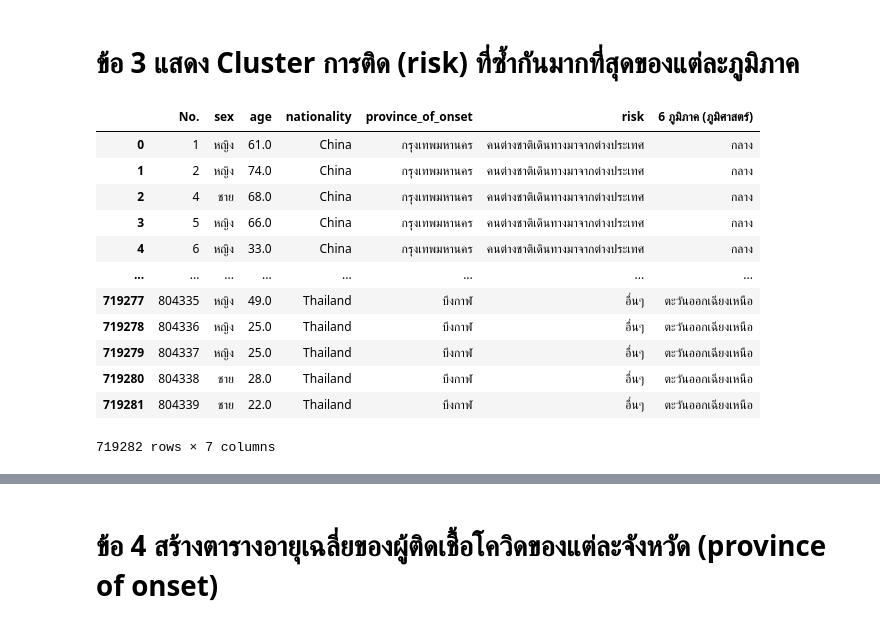
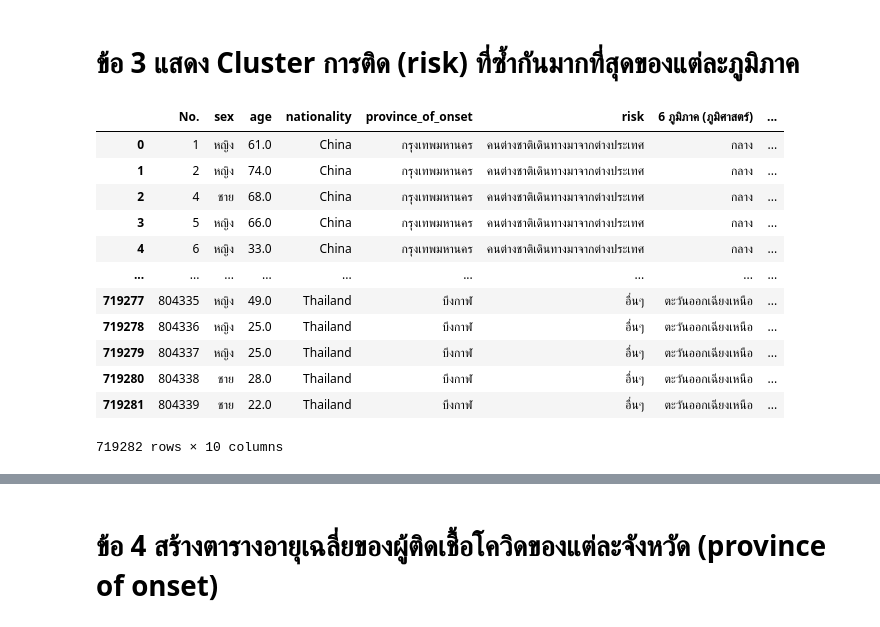
Before and after one commit to chanikansuksen/data_viz_2022, a Jupyter notebook: BasicPython&DataViz_midterm2022.ipynb, the cells around one changed output, grey strips where cells are left out. Cells and saved outputs as stored; diff of their text form; code cells hidden in the pictures.

```diff
--- a/BasicPython&DataViz_midterm2022.ipynb
+++ b/BasicPython&DataViz_midterm2022.ipynb
@@ -495,19 +495,19 @@ print(f'ภูมิภาคที่มีจำนวนผู้ป่วย
 # %% [markdown]
 # ข้อ 3 แสดง Cluster การติด (risk) ที่ซ้ำกันมากที่สุดของแต่ละภูมิภาค
 # %%
-risk_data1 = personalcovid_data[['No.', 'sex', 'age', 'nationality', 'province_of_onset', 'risk', '6 ภูมิภาค (ภูมิศาสตร์)']]
+risk_data1 = personalcovid_data[['No.', 'sex', 'age', 'nationality', 'province_of_onset', 'risk', '6 ภูมิภาค (ภูมิศาสตร์)', '4 ภูมิภาค (การเมือง)', '6 ภูมิภาค (อุตุนิยมวิทยา)', '5 ภูมิภาค (การท่องเที่ยว)']]
 risk_data1
 # %% [output]
-|  | No. | sex | age | nationality | province_of_onset | risk | 6 ภูมิภาค (ภูมิศาสตร์) |
-| 0 | 1 | หญิง | 61.0 | China | กรุงเทพมหานคร | คนต่างชาติเดินทางมาจากต่างประเทศ | กลาง |
-| 1 | 2 | หญิง | 74.0 | China | กรุงเทพมหานคร | คนต่างชาติเดินทางมาจากต่างประเทศ | กลาง |
-| 2 | 4 | ชาย | 68.0 | China | กรุงเทพมหานคร | คนต่างชาติเดินทางมาจากต่างประเทศ | กลาง |
-| 3 | 5 | หญิง | 66.0 | China | กรุงเทพมหานคร | คนต่างชาติเดินทางมาจากต่างประเทศ | กลาง |
-| 4 | 6 | หญิง | 33.0 | China | กรุงเทพมหานคร | คนต่างชาติเดินทางมาจากต่างประเทศ | กลาง |
-| ... | ... | ... | ... | ... | ... | ... | ... |
-| 719277 | 804335 | หญิง | 49.0 | Thailand | บึงกาฬ | อื่นๆ | ตะวันออกเฉียงเหนือ |
-| 719278 | 804336 | หญิง | 25.0 | Thailand | บึงกาฬ | อื่นๆ | ตะวันออกเฉียงเหนือ |
-| 719279 | 804337 | หญิง | 25.0 | Thailand | บึงกาฬ | อื่นๆ | ตะวันออกเฉียงเหนือ |
-| 719280 | 804338 | ชาย | 28.0 | Thailand | บึงกาฬ | อื่นๆ | ตะวันออกเฉียงเหนือ |
-| 719281 | 804339 | ชาย | 22.0 | Thailand | บึงกาฬ | อื่นๆ | ตะวันออกเฉียงเหนือ |
+|  | No. | sex | age | nationality | province_of_onset | risk | 6 ภูมิภาค (ภูมิศาสตร์) | ... |
+| 0 | 1 | หญิง | 61.0 | China | กรุงเทพมหานคร | คนต่างชาติเดินทางมาจากต่างประเทศ | กลาง | ... |
+| 1 | 2 | หญิง | 74.0 | China | กรุงเทพมหานคร | คนต่างชาติเดินทางมาจากต่างประเทศ | กลาง | ... |
+| 2 | 4 | ชาย | 68.0 | China | กรุงเทพมหานคร | คนต่างชาติเดินทางมาจากต่างประเทศ | กลาง | ... |
+| 3 | 5 | หญิง | 66.0 | China | กรุงเทพมหานคร | คนต่างชาติเดินทางมาจากต่างประเทศ | กลาง | ... |
+| 4 | 6 | หญิง | 33.0 | China | กรุงเทพมหานคร | คนต่างชาติเดินทางมาจากต่างประเทศ | กลาง | ... |
+| ... | ... | ... | ... | ... | ... | ... | ... | ... |
+| 719277 | 804335 | หญิง | 49.0 | Thailand | บึงกาฬ | อื่นๆ | ตะวันออกเฉียงเหนือ | ... |
+| 719278 | 804336 | หญิง | 25.0 | Thailand | บึงกาฬ | อื่นๆ | ตะวันออกเฉียงเหนือ | ... |
+| 719279 | 804337 | หญิง | 25.0 | Thailand | บึงกาฬ | อื่นๆ | ตะวันออกเฉียงเหนือ | ... |
+| 719280 | 804338 | ชาย | 28.0 | Thailand | บึงกาฬ | อื่นๆ | ตะวันออกเฉียงเหนือ | ... |
+| 719281 | 804339 | ชาย | 22.0 | Thailand | บึงกาฬ | อื่นๆ | ตะวันออกเฉียงเหนือ | ... |
-719282 rows × 7 columns
+719282 rows × 10 columns
```
Also changed, not shown: parts of 51 cells of this notebook.
